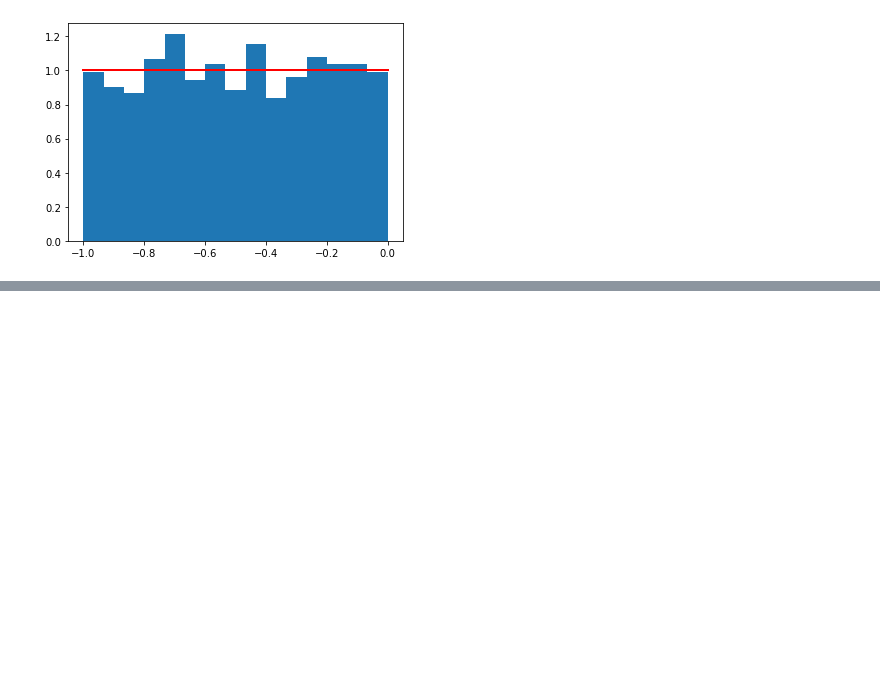
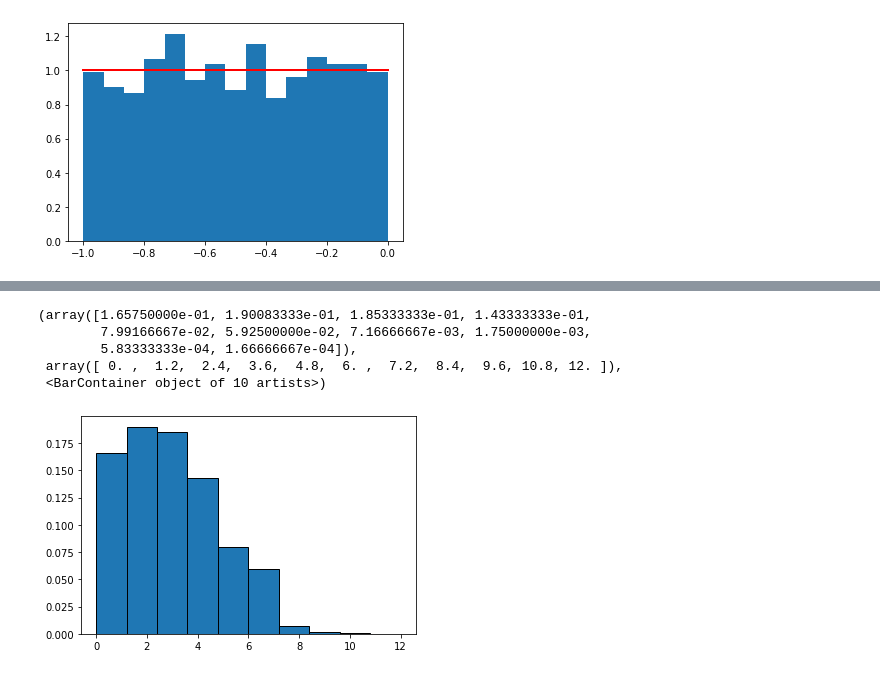
Before and after one commit to AndrewShanahan/fundata-assessment, a Jupyter notebook: Practicles/Topic 2 Randomness.ipynb, the cells around one changed output, grey strips where cells are left out. Cells and saved outputs as stored; diff of their text form; code cells hidden in the pictures; blank space fills up the shorter version.

Commit message:
distributions exercise add with references added to readme file

```diff
--- a/Practicles/Topic 2 Randomness.ipynb
+++ b/Practicles/Topic 2 Randomness.ipynb
@@ -148,0 +165,20 @@ plt.show()
+# %%
+# Poisson distribution: The Poisson distribution describes the probability of obtaining k successes during a given time interval.
+
+# Step 1: import necessary libraries
+from scipy.stats import poisson
+import matplotlib.pyplot as plt
+
+# Step 2:
+#generate Poisson distribution with sample size 10000
+x = poisson.rvs(mu=3, size=10000)
+
+#create plot of Poisson distribution
+plt.hist(x, density=True, edgecolor='black')
+# %% [output]
+(array([1.65750000e-01, 1.90083333e-01, 1.85333333e-01, 1.43333333e-01,
+        7.99166667e-02, 5.92500000e-02, 7.16666667e-03, 1.75000000e-03,
+        5.83333333e-04, 1.66666667e-04]),
+ array([ 0. ,  1.2,  2.4,  3.6,  4.8,  6. ,  7.2,  8.4,  9.6, 10.8, 12. ]),
+ <BarContainer object of 10 artists>)
+[figure, added]
```
Also changed, not shown: parts of 2 cells of this notebook, 1 other file.
